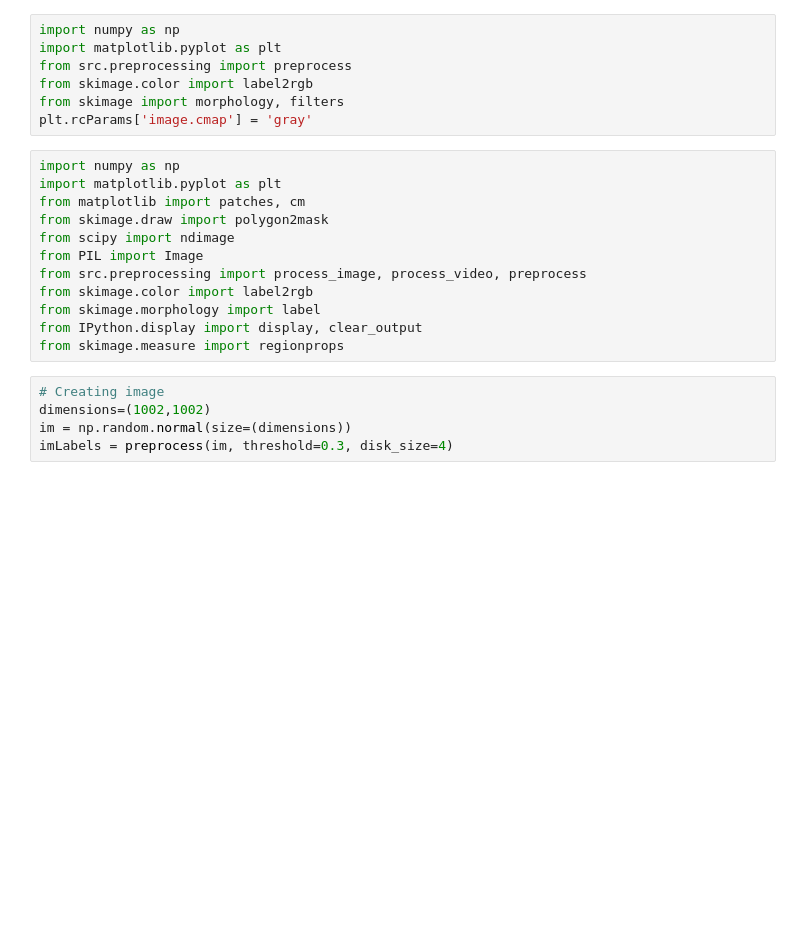
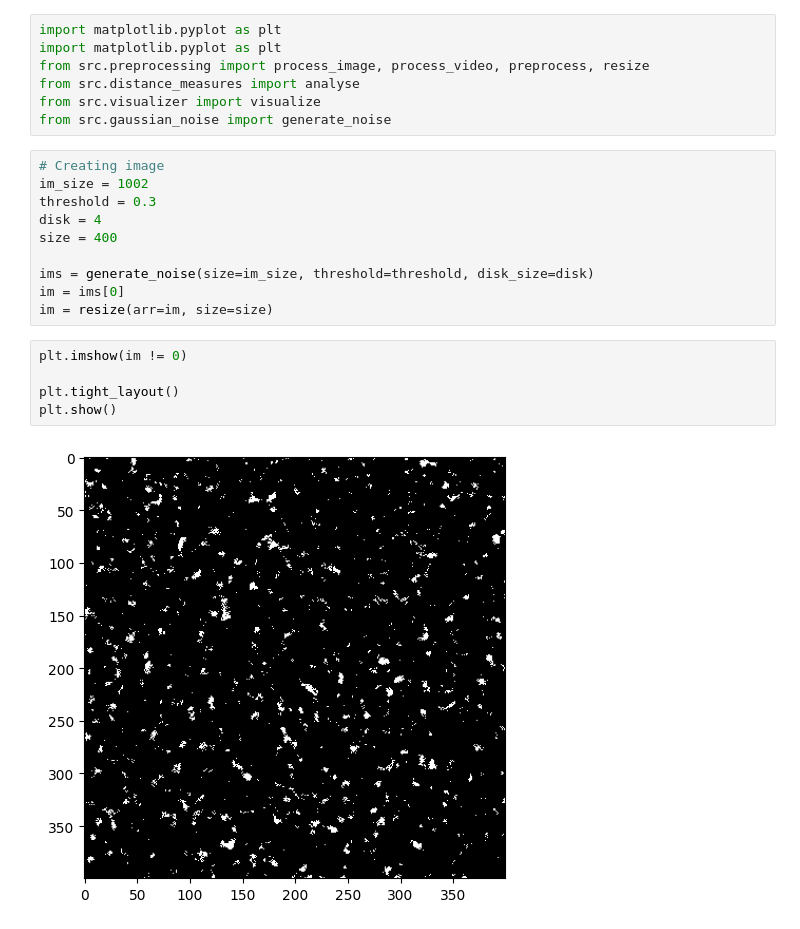
Before and after one commit to cappertherapper/Bachelorprojekt, a Jupyter notebook: gaussianNoise.ipynb, the cells around one changed output. Cells and saved outputs as stored; diff of their text form; blank space fills up the shorter version.

```diff
--- a/gaussianNoise.ipynb
+++ b/gaussianNoise.ipynb
@@ -1,25 +1,25 @@
 # %%
-import numpy as np
 import matplotlib.pyplot as plt
-from src.preprocessing import preprocess
-from skimage.color import label2rgb
-from skimage import morphology, filters
-plt.rcParams['image.cmap'] = 'gray'
+import matplotlib.pyplot as plt
+from src.preprocessing import process_image, process_video, preprocess, resize
+from src.distance_measures import analyse
+from src.visualizer import visualize
+from src.gaussian_noise import generate_noise
-# %%
-import numpy as np
-import matplotlib.pyplot as plt
-from matplotlib import patches, cm
-from skimage.draw import polygon2mask
-from scipy import ndimage
-from PIL import Image
-from src.preprocessing import process_image, process_video, preprocess
-from skimage.color import label2rgb
-from skimage.morphology import label
-from IPython.display import display, clear_output
-from skimage.measure import regionprops
-# %%
-# Creating image
-dimensions=(1002,1002)
-im = np.random.normal(size=(dimensions))
-imLabels = preprocess(im, threshold=0.3, disk_size=4)
+# %%
+# Creating image
+im_size = 1002
+threshold = 0.3
+disk = 4
+size = 400
+
+ims = generate_noise(size=im_size, threshold=threshold, disk_size=disk)
+im = ims[0]
+im = resize(arr=im, size=size)
+# %%
+plt.imshow(im != 0)
+
+plt.tight_layout()
+plt.show()
+# %% [output]
+[figure, added]
 # %%
```
Also changed, not shown: parts of 2 cells of this notebook, 4 other files.
